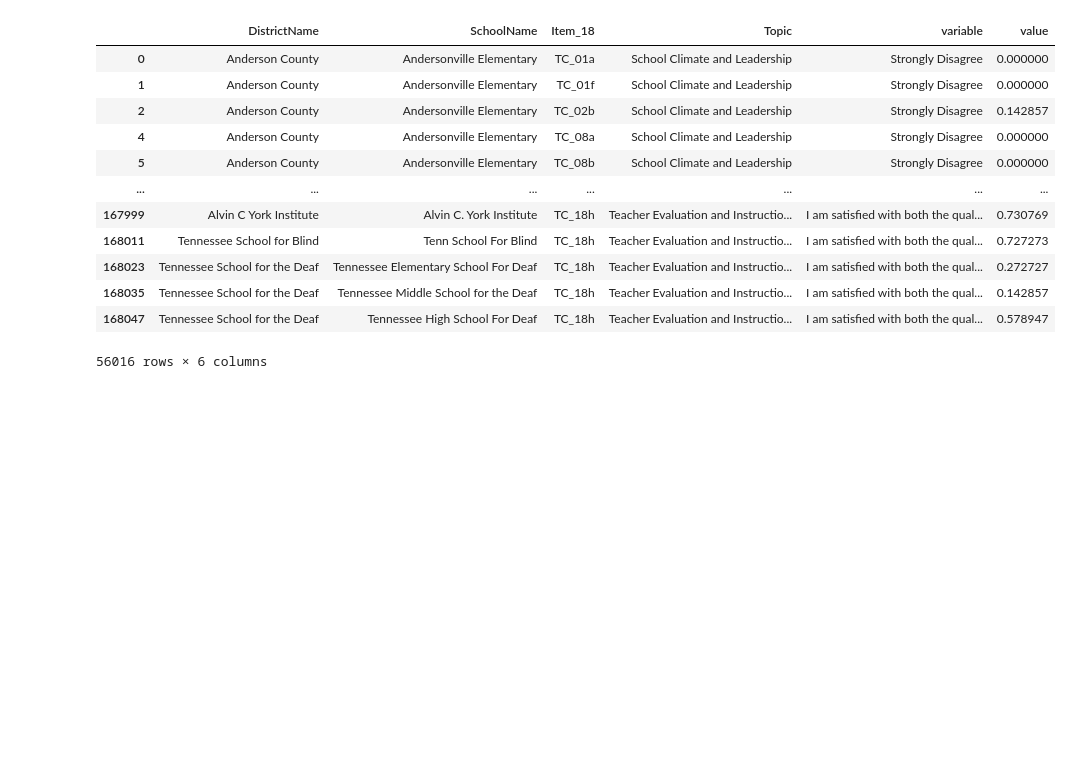
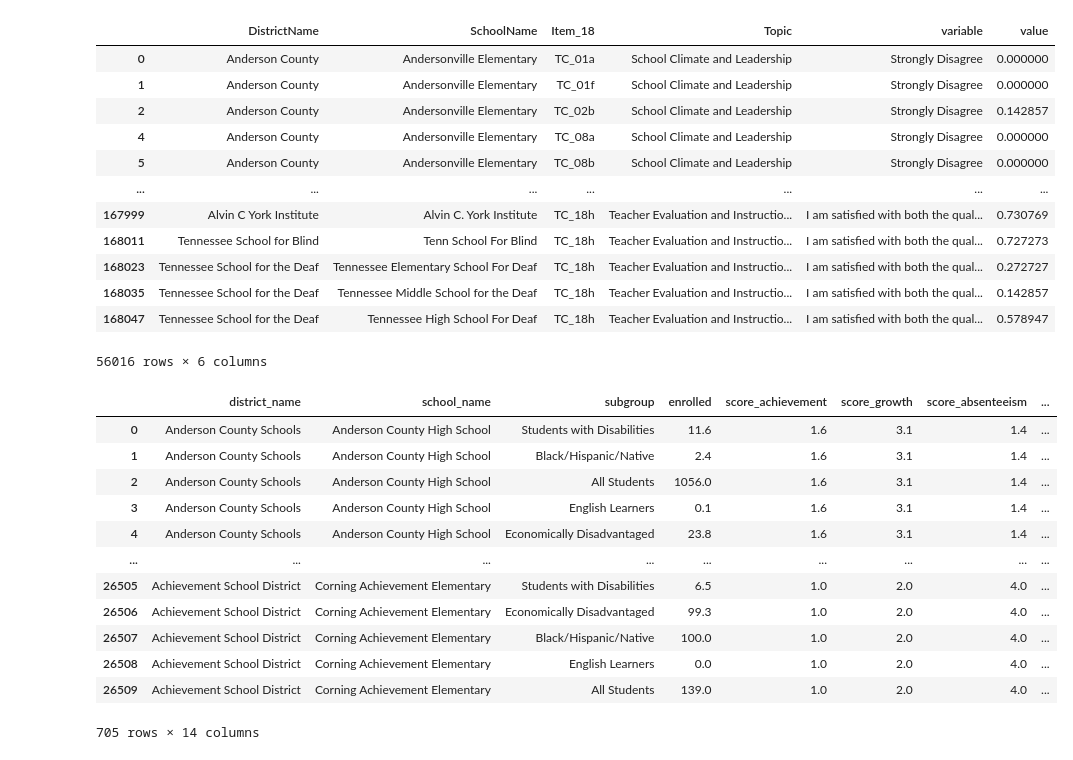
Before and after one commit to yvonnemartinez716/teacher_satisfaction_vs_student-performance, a Jupyter notebook: Notebooks/Student Performance and Teacher Satisfaction.ipynb, the cells around one changed output. Cells and saved outputs as stored; diff of their text form; code cells hidden in the pictures; blank space fills up the shorter version.

```diff
--- a/Notebooks/Student Performance and Teacher Satisfaction.ipynb
+++ b/Notebooks/Student Performance and Teacher Satisfaction.ipynb
@@ -173,3 +202,21 @@ ts_long
 | 168035 | Tennessee School for the Deaf | Tennessee Middle School for the Deaf | TC_18h | Teacher Evaluation and Instructio... | I am satisfied with both the qual... | 0.142857 |
 | 168047 | Tennessee School for the Deaf | Tennessee High School For Deaf | TC_18h | Teacher Evaluation and Instructio... | I am satisfied with both the qual... | 0.578947 |
 56016 rows × 6 columns
+# %%
+districts = pd.pivot_table(rc_3, values=[''])
+# %%
+districts.head()
+# %% [output]
+|  | district_name | school_name | subgroup | enrolled | score_achievement | score_growth | score_absenteeism | ... |
+| 0 | Anderson County Schools | Anderson County High School | Students with Disabilities | 11.6 | 1.6 | 3.1 | 1.4 | ... |
+| 1 | Anderson County Schools | Anderson County High School | Black/Hispanic/Native | 2.4 | 1.6 | 3.1 | 1.4 | ... |
+| 2 | Anderson County Schools | Anderson County High School | All Students | 1056.0 | 1.6 | 3.1 | 1.4 | ... |
+| 3 | Anderson County Schools | Anderson County High School | English Learners | 0.1 | 1.6 | 3.1 | 1.4 | ... |
+| 4 | Anderson County Schools | Anderson County High School | Economically Disadvantaged | 23.8 | 1.6 | 3.1 | 1.4 | ... |
+| ... | ... | ... | ... | ... | ... | ... | ... | ... |
+| 26505 | Achievement School District | Corning Achievement Elementary | Students with Disabilities | 6.5 | 1.0 | 2.0 | 4.0 | ... |
+| 26506 | Achievement School District | Corning Achievement Elementary | Economically Disadvantaged | 99.3 | 1.0 | 2.0 | 4.0 | ... |
+| 26507 | Achievement School District | Corning Achievement Elementary | Black/Hispanic/Native | 100.0 | 1.0 | 2.0 | 4.0 | ... |
+| 26508 | Achievement School District | Corning Achievement Elementary | English Learners | 0.0 | 1.0 | 2.0 | 4.0 | ... |
+| 26509 | Achievement School District | Corning Achievement Elementary | All Students | 139.0 | 1.0 | 2.0 | 4.0 | ... |
+705 rows × 14 columns
```
Also changed, not shown: parts of 6 cells of this notebook.
